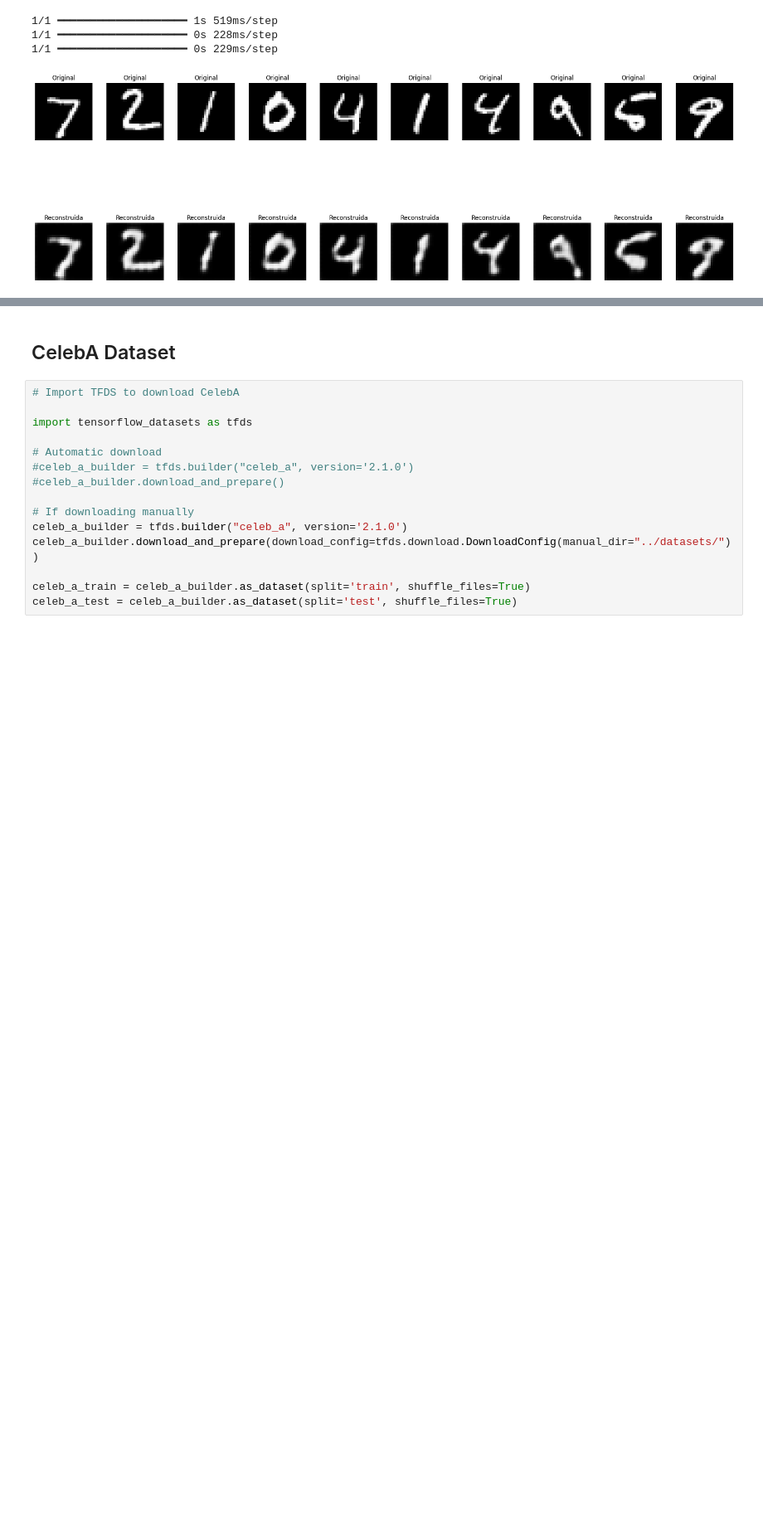
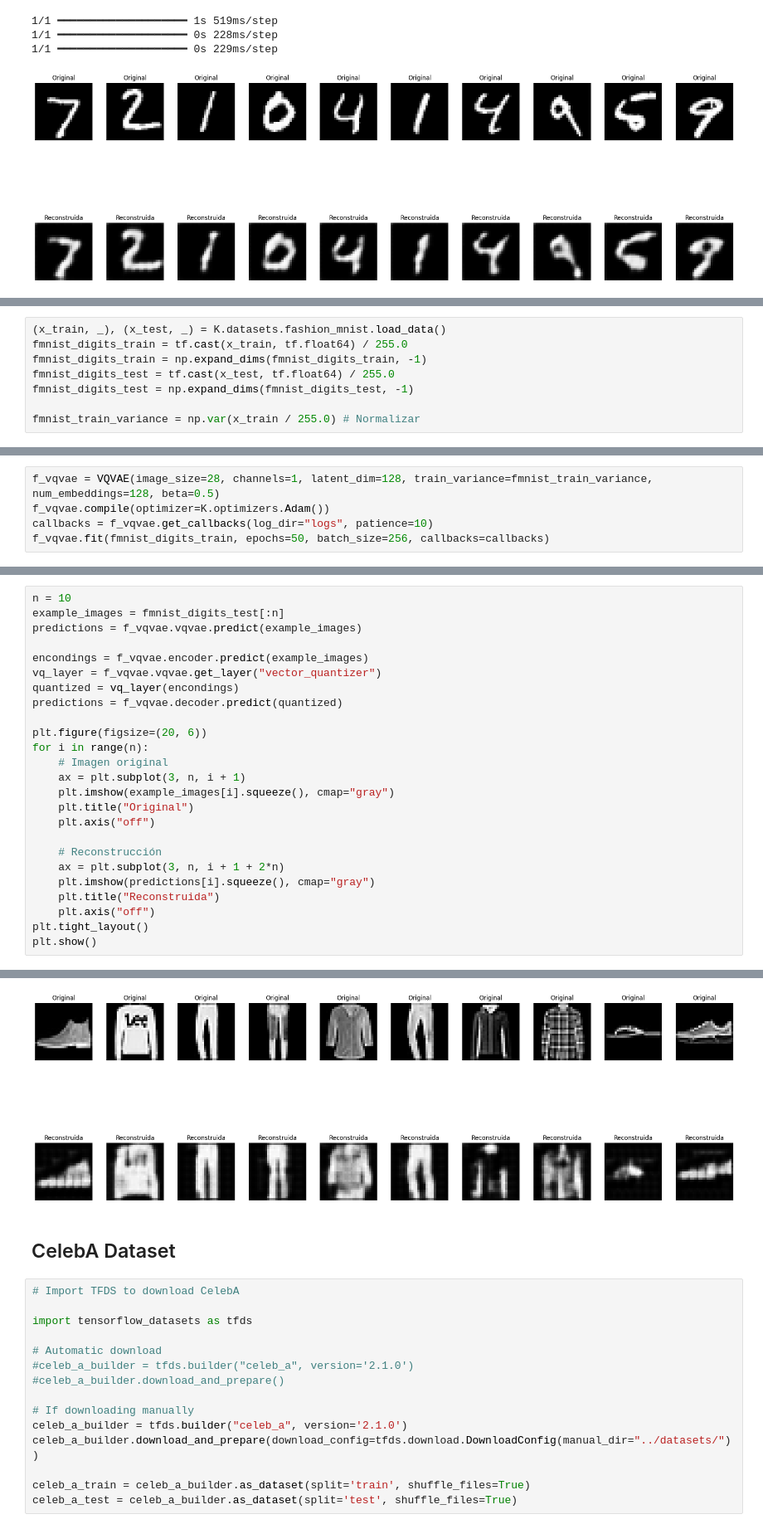
Before and after one commit to roicort/VAE-VQ-VAE, a Jupyter notebook: VQ-VAE/VQVAE.ipynb, the cells around one changed output, grey strips where cells are left out. Shown at 83% size. Drawn from its saved outputs; the diff is of its cells as text; blank space fills up the shorter version.

```diff
--- a/VQ-VAE/VQVAE.ipynb
+++ b/VQ-VAE/VQVAE.ipynb
@@ -111,0 +106,8 @@ plt.show()
+# %%
+(x_train, _), (x_test, _) = K.datasets.fashion_mnist.load_data()
+fmnist_digits_train = tf.cast(x_train, tf.float64) / 255.0
+fmnist_digits_train = np.expand_dims(fmnist_digits_train, -1)
+fmnist_digits_test = tf.cast(x_test, tf.float64) / 255.0
+fmnist_digits_test = np.expand_dims(fmnist_digits_test, -1)
+
+fmnist_train_variance = np.var(x_train / 255.0) # Normalizar
@@ -111,0 +121,5 @@ plt.show()
+# %%
+f_vqvae = VQVAE(image_size=28, channels=1, latent_dim=128, train_variance=fmnist_train_variance, num_embeddings=128, beta=0.5)
+f_vqvae.compile(optimizer=K.optimizers.Adam())
+callbacks = f_vqvae.get_callbacks(log_dir="logs", patience=10)
+f_vqvae.fit(fmnist_digits_train, epochs=50, batch_size=256, callbacks=callbacks)
@@ -111,0 +152,26 @@ plt.show()
+# %%
+n = 10
+example_images = fmnist_digits_test[:n]
+predictions = f_vqvae.vqvae.predict(example_images)
+
+encondings = f_vqvae.encoder.predict(example_images)
+vq_layer = f_vqvae.vqvae.get_layer("vector_quantizer")
+quantized = vq_layer(encondings)
+predictions = f_vqvae.decoder.predict(quantized)
+
+plt.figure(figsize=(20, 6))
+for i in range(n):
+    # Imagen original
+    ax = plt.subplot(3, n, i + 1)
+    plt.imshow(example_images[i].squeeze(), cmap="gray")
+    plt.title("Original")
+    plt.axis("off")
+
+    # Reconstrucción
+    ax = plt.subplot(3, n, i + 1 + 2*n)
+    plt.imshow(predictions[i].squeeze(), cmap="gray")
+    plt.title("Reconstruida")
+    plt.axis("off")
+plt.tight_layout()
+plt.show()
+# %% [output]
@@ -112,3 +183,4 @@ plt.show()
+[figure, added]
 # %% [markdown]
 ## CelebA Dataset
 # %%
```
Also changed, not shown: parts of 10 cells of this notebook, 2 other files.
